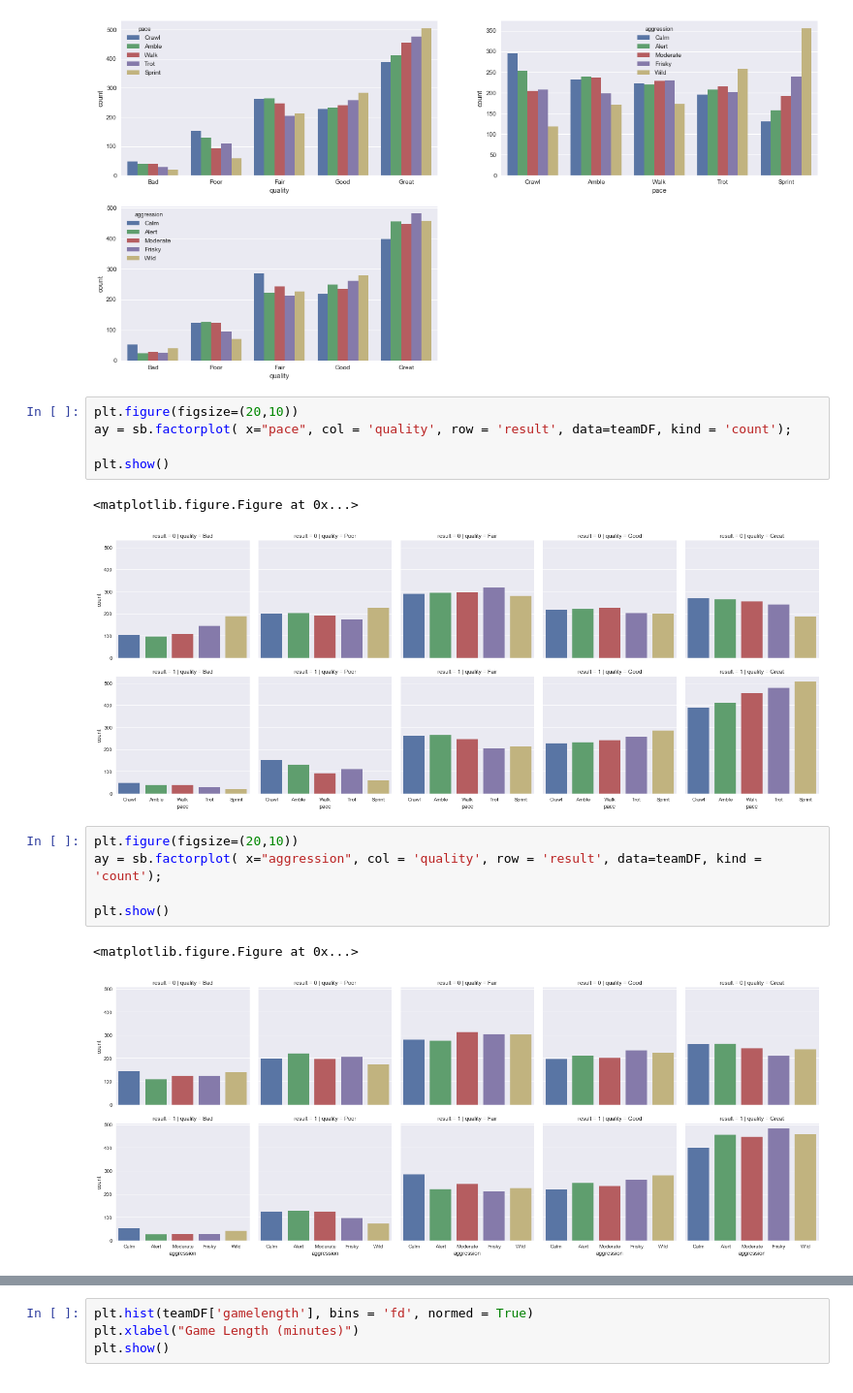
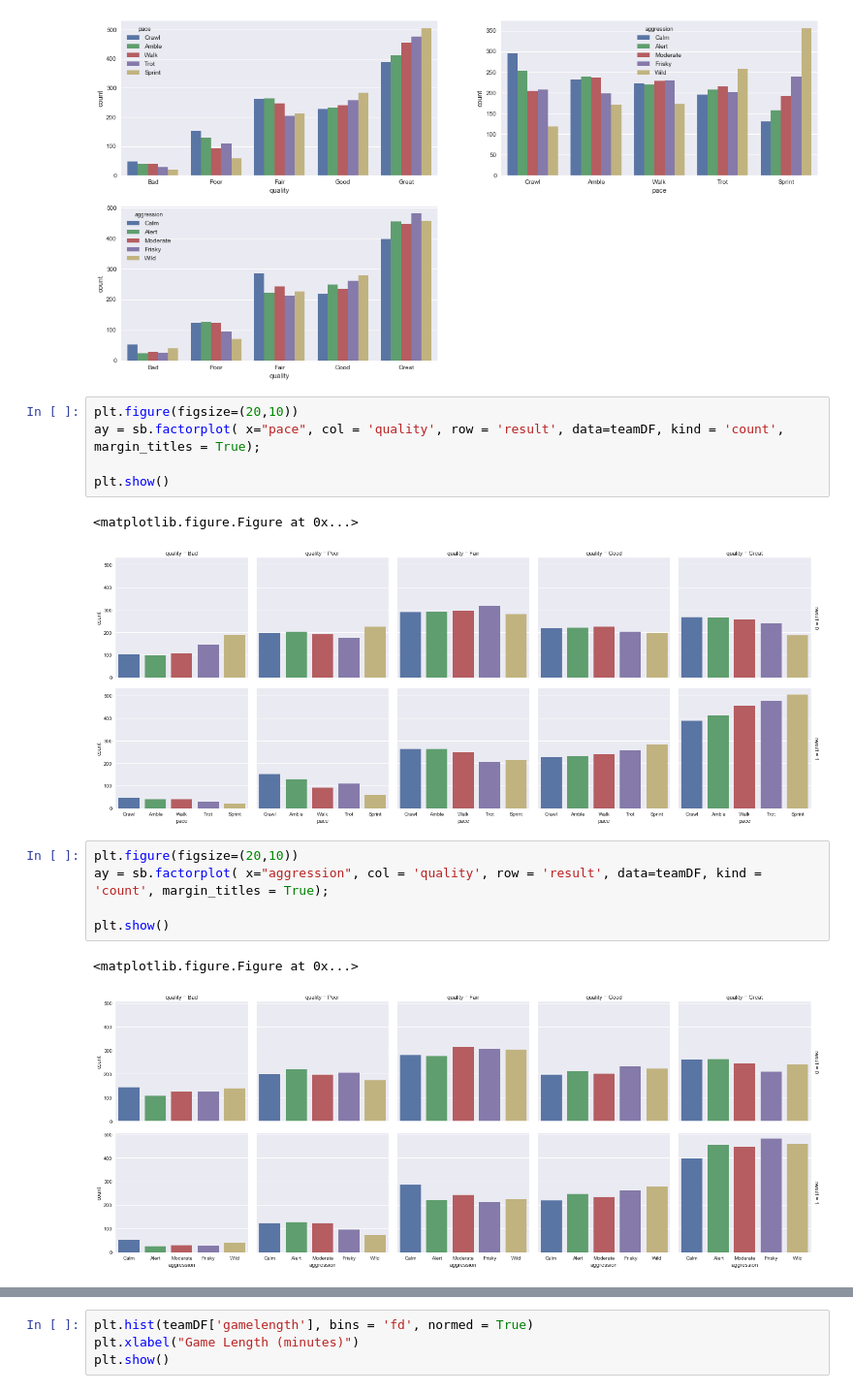
Before and after one commit to gmlander/Springboard, a Jupyter notebook: Capstone 1 EDA.ipynb, the cells around one changed output, grey strips where cells are left out. Shown: that part at 97% size. Cells and saved outputs as stored; diff of their text form.

```diff
--- a/Capstone 1 EDA.ipynb
+++ b/Capstone 1 EDA.ipynb
@@ -504,17 +506,17 @@ plt.show()
 [figure]
 # %%
 plt.figure(figsize=(20,10))
-ay = sb.factorplot( x="pace", col = 'quality', row = 'result', data=teamDF, kind = 'count');
+ay = sb.factorplot( x="pace", col = 'quality', row = 'result', data=teamDF, kind = 'count', margin_titles = True);
 
 plt.show()
 # %% [output]
 <matplotlib.figure.Figure at 0x...>
-[figure, old version]
+[figure, new version]
 # %%
 plt.figure(figsize=(20,10))
-ay = sb.factorplot( x="aggression", col = 'quality', row = 'result', data=teamDF, kind = 'count');
+ay = sb.factorplot( x="aggression", col = 'quality', row = 'result', data=teamDF, kind = 'count', margin_titles = True);
 
 plt.show()
 # %% [output]
 <matplotlib.figure.Figure at 0x...>
-[figure, old version]
+[figure, new version]
```
Also changed, not shown: parts of 12 cells of this notebook.
